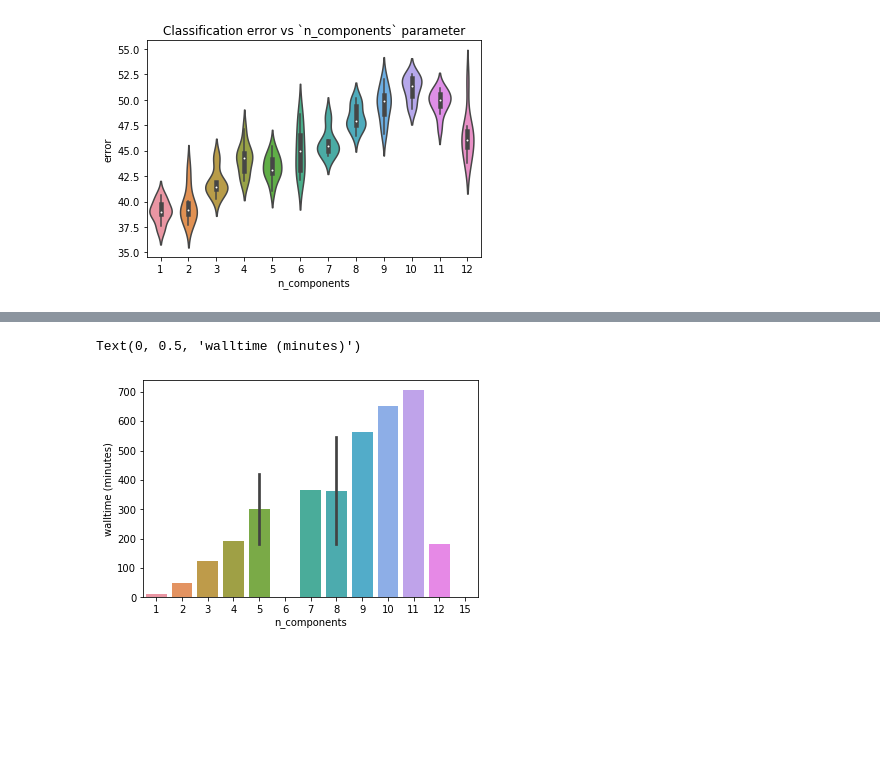
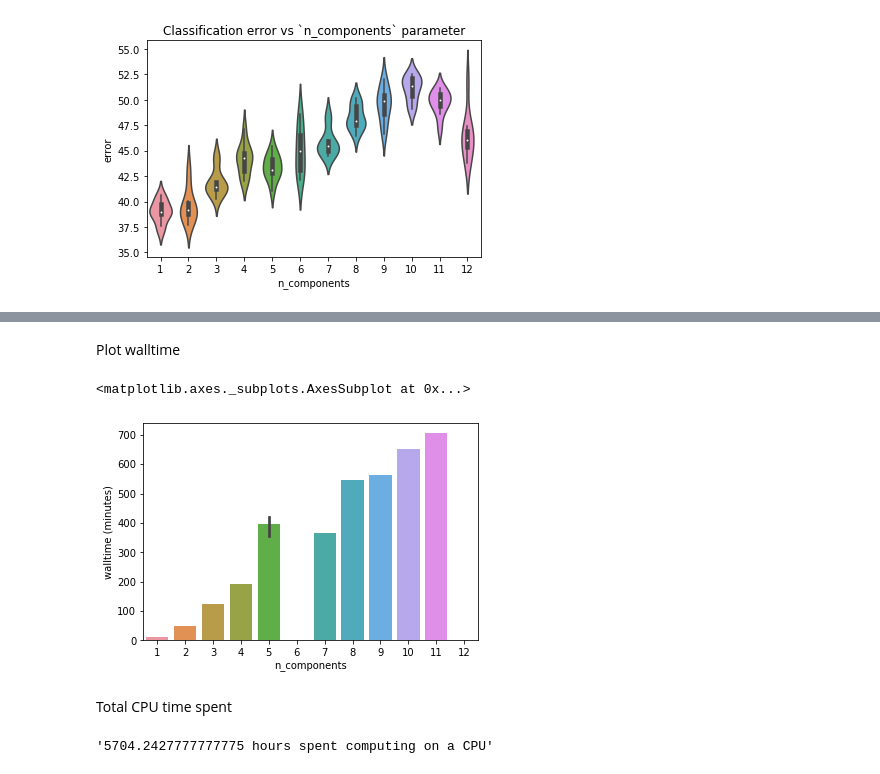
Before and after one commit to dunnkers/music-key-classification, a Jupyter notebook: src/peregrine_results.ipynb, the cells around one changed output, grey strips where cells are left out. Cells and saved outputs as stored; diff of their text form; code cells hidden in the pictures; blank space fills up the shorter version.

Commit message:
Refactor results & Notebook 💠

```diff
--- a/src/peregrine_results.ipynb
+++ b/src/peregrine_results.ipynb
@@ -3,11 +3,11 @@ Collect all overall error rates given all hyperparameter settings
 # %%
 import pandas as pd
 dfs = []
-dfs.append(pd.read_csv('../results/errors-17824621.csv'))
-dfs.append(pd.read_csv('../results/errors-17827845.csv'))
-dfs.append(pd.read_csv('../results/errors-17827850.csv'))
-dfs.append(pd.read_csv('../results/errors-17827855.csv'))
-dfs.append(pd.read_csv('../results/errors-17827870.csv'))
-errdata = pd.concat(dfs)
-errdata
+dfs.append(pd.read_csv('../results/17824621.csv'))
+dfs.append(pd.read_csv('../results/17827845.csv'))
+dfs.append(pd.read_csv('../results/17827850.csv'))
+dfs.append(pd.read_csv('../results/17827855.csv'))
+dfs.append(pd.read_csv('../results/17827870.csv'))
+data = pd.concat(dfs)
+data
 # %% [output]
@@ -26,0 +31,13 @@ errdata
+# %%
+def to_minutes(duration):
+    '''converts duration to minutes.
+    e.g. "00:54:23"   to 54.38 min
+    e.g. "1-00:54:23" to 1494.38 min (days)'''
+    days = duration.str.extract(r'(\d)-.*', expand=False)
+    days = pd.to_numeric(days)
+    timestamp = duration.str.replace(r'\d-', '')
+    minutes = timestamp.apply(lambda x: pd.Timedelta(x).total_seconds() / 60)
+    return minutes + days.fillna(0) * 24 * 60
+
+data['walltime (minutes)'] = to_minutes(data['walltime'])
+data['cputime (minutes)'] = to_minutes(data['cputime'])
@@ -66,6 +54,13 @@ walltimedata
+# %% [markdown]
+Plot walltime
 # %%
-sns.barplot(data=walltimedata, x='n_components', y='walltime')
-plt.ylabel('walltime (minutes)')
+sns.barplot(data=data, x='n_components', y='walltime (minutes)')
 # %% [output]
-Text(0, 0.5, 'walltime (minutes)')
+<matplotlib.axes._subplots.AxesSubplot at 0x...>
-[figure, old version]
+[figure, new version]
+# %% [markdown]
+Total CPU time spent
+# %%
+f"{data['cputime (minutes)'].sum()/60} hours spent computing on a CPU"
+# %% [output]
+'5704.2427777777775 hours spent computing on a CPU'
```
Also changed, not shown: parts of 8 cells of this notebook, 16 other files.
